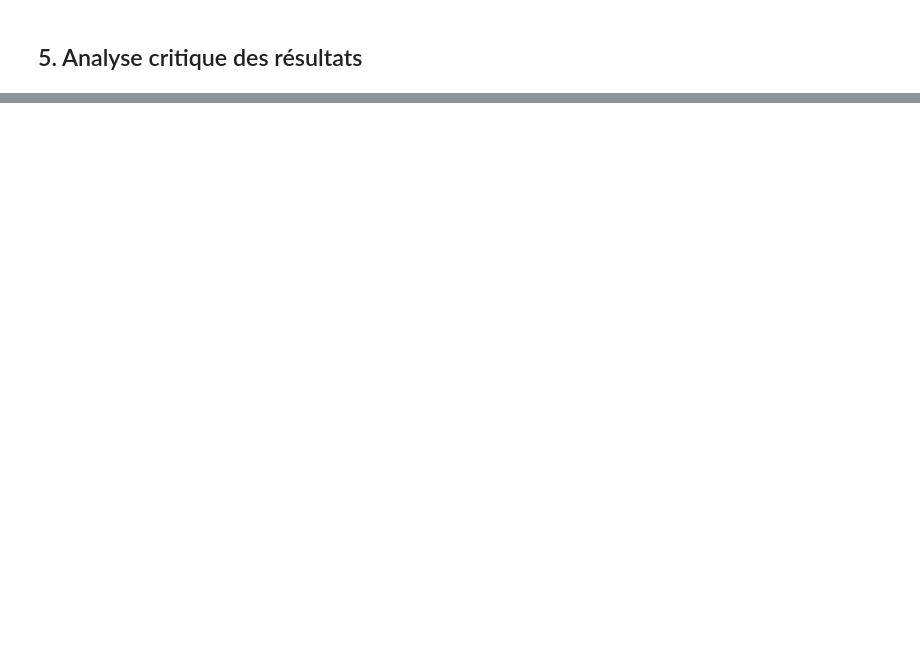
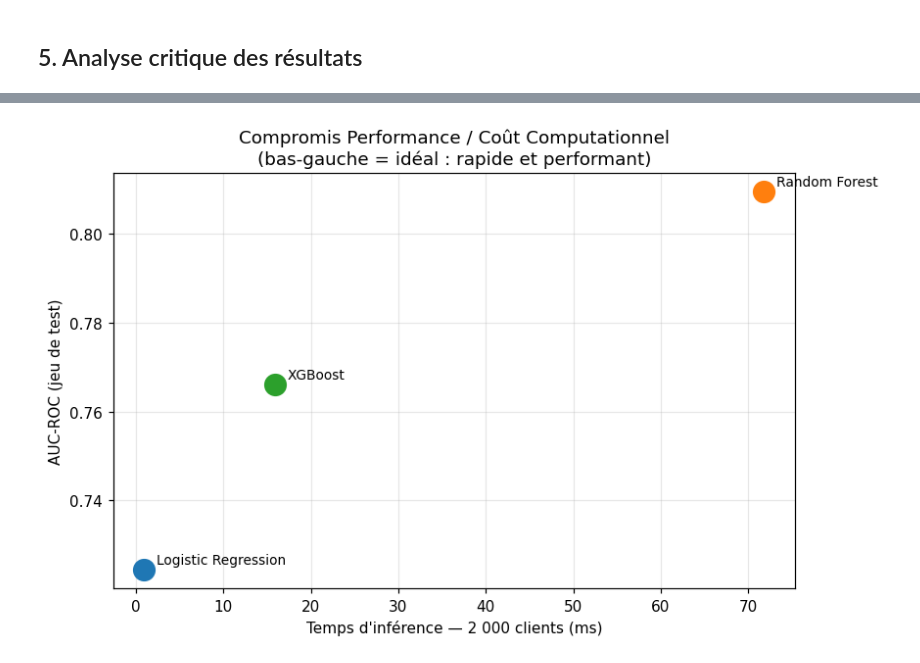
Before and after one commit to S13v3n-2/Projet_Data_Science, a Jupyter notebook: notebooks/08_model_comparison.ipynb, the cells around one changed output, grey strips where cells are left out. Cells and saved outputs as stored; diff of their text form; code cells hidden in the pictures; blank space fills up the shorter version.

```diff
--- a/notebooks/08_model_comparison.ipynb
+++ b/notebooks/08_model_comparison.ipynb
@@ -197,0 +471,80 @@ Décision finale :
+# %%
+import time
+
+# Chargement de tous les modèles entraînés
+models_eco = {
+    'Logistic Regression': joblib.load(PROCESSED_DIR / 'model_logistic_regression.joblib'),
+    'Random Forest':       joblib.load(PROCESSED_DIR / 'model_random_forest.joblib'),
+    'XGBoost':             joblib.load(PROCESSED_DIR / 'model_xgboost.joblib'),
+}
+
+# Mesure du temps d'inférence sur 1 000 clients (moyenne sur 5 répétitions)
+inference_times = {}
+N_REPEAT = 5
+for name, mdl in models_eco.items():
+    times = []
+    for _ in range(N_REPEAT):
+        t0 = time.perf_counter()
+        mdl.predict_proba(X_test_df)
+        times.append((time.perf_counter() - t0) * 1000)
+    inference_times[name] = np.mean(times)
+
+# Informations de complexité
+eco_data = {
+    'Logistic Regression': {
+        'n_params': X_test_df.shape[1] + 1,
+        'inference_ms': inference_times['Logistic Regression'],
+        'auc_roc': 0.7245,
+        'materiel': 'CPU uniquement',
+        'scalabilite': 'Très haute (linéaire)',
+    },
+    'Random Forest': {
+        'n_params': 200 * 15 * 2,   # estimatif : 200 arbres × profondeur × noeuds
+        'inference_ms': inference_times['Random Forest'],
+        'auc_roc': 0.8093,
+        'materiel': 'CPU multi-coeur',
+        'scalabilite': 'Haute (parallèle)',
+    },
+    'XGBoost': {
+        'n_params': 300 * 6 * 2,    # estimatif : 300 arbres × profondeur max
+        'inference_ms': inference_times['XGBoost'],
+        'auc_roc': 0.7661,
+        'materiel': 'CPU multi-coeur',
+        'scalabilite': 'Haute',
+    },
+    'MLP (PyTorch)': {
+        'n_params': 57217,          # valeur lue lors de l'entraînement
+        'inference_ms': None,       # GPU, non comparable directement
+        'auc_roc': 0.7560,
+        'materiel': 'GPU (CUDA)',
+        'scalabilite': 'Variable (GPU requis)',
+    },
+}
+
+eco_df = pd.DataFrame(eco_data).T
+eco_df.index.name = 'Modèle'
+print("Comparaison écoresponsabilité — coût computationnel vs performance :\n")
+display(eco_df[['auc_roc', 'inference_ms', 'n_params', 'materiel', 'scalabilite']])
+
+# Visualisation : performance vs temps d'inférence (sans MLP qui utilise GPU)
+eco_plot = {k: v for k, v in eco_data.items() if v['inference_ms'] is not None}
+fig, ax = plt.subplots(figsize=(8, 5))
+for name, data in eco_plot.items():
+    ax.scatter(data['inference_ms'], data['auc_roc'], s=200, zorder=5, label=name)
+    ax.annotate(name, (data['inference_ms'], data['auc_roc']),
+                textcoords="offset points", xytext=(8, 4), fontsize=9)
+
+ax.set_xlabel('Temps d\'inférence — 2 000 clients (ms)')
+ax.set_ylabel('AUC-ROC (jeu de test)')
+ax.set_title('Compromis Performance / Coût Computationnel\n(bas-gauche = idéal : rapide et performant)')
+ax.grid(True, alpha=0.3)
+plt.tight_layout()
+plt.savefig('data/processed/fig_eco_performance.png', bbox_inches='tight')
+plt.show()
+
+print("\nConclusion écoresponsabilité :")
+print("  La Régression Logistique offre le meilleur rapport performance/coût en inférence.")
+print("  Le Random Forest est le meilleur compromis global : AUC+8.5pts vs LR, coût raisonnable.")
+print("  Le MLP nécessite un GPU et un entraînement plus long pour un AUC inférieur au RF.")
+print("  En déploiement production à grande échelle, le RF est le choix écoresponsable optimal.")
+# %% [output]
@@ -197,0 +558 @@ Décision finale :
+[figure, added]
```
Also changed, not shown: parts of 15 cells of this notebook, 6 other files.
